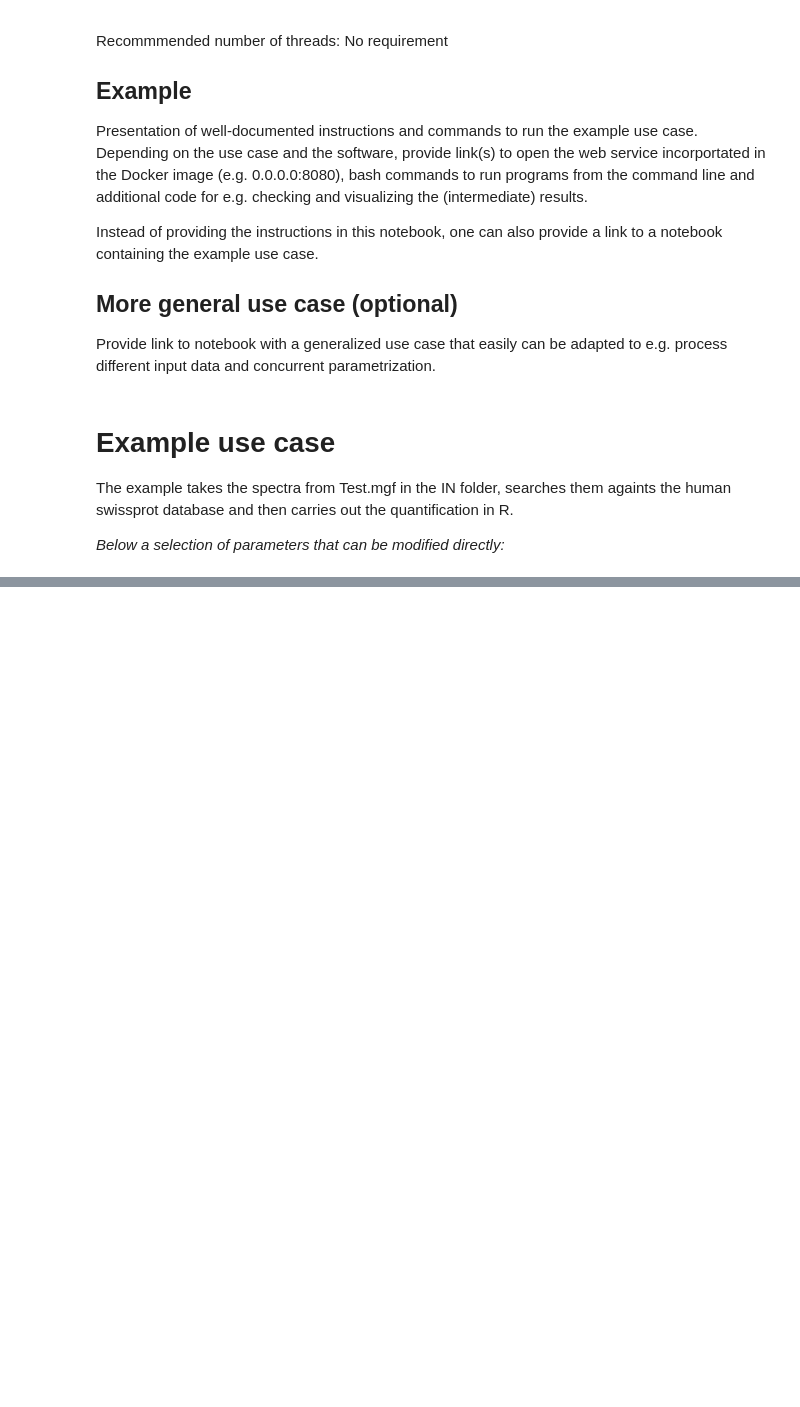
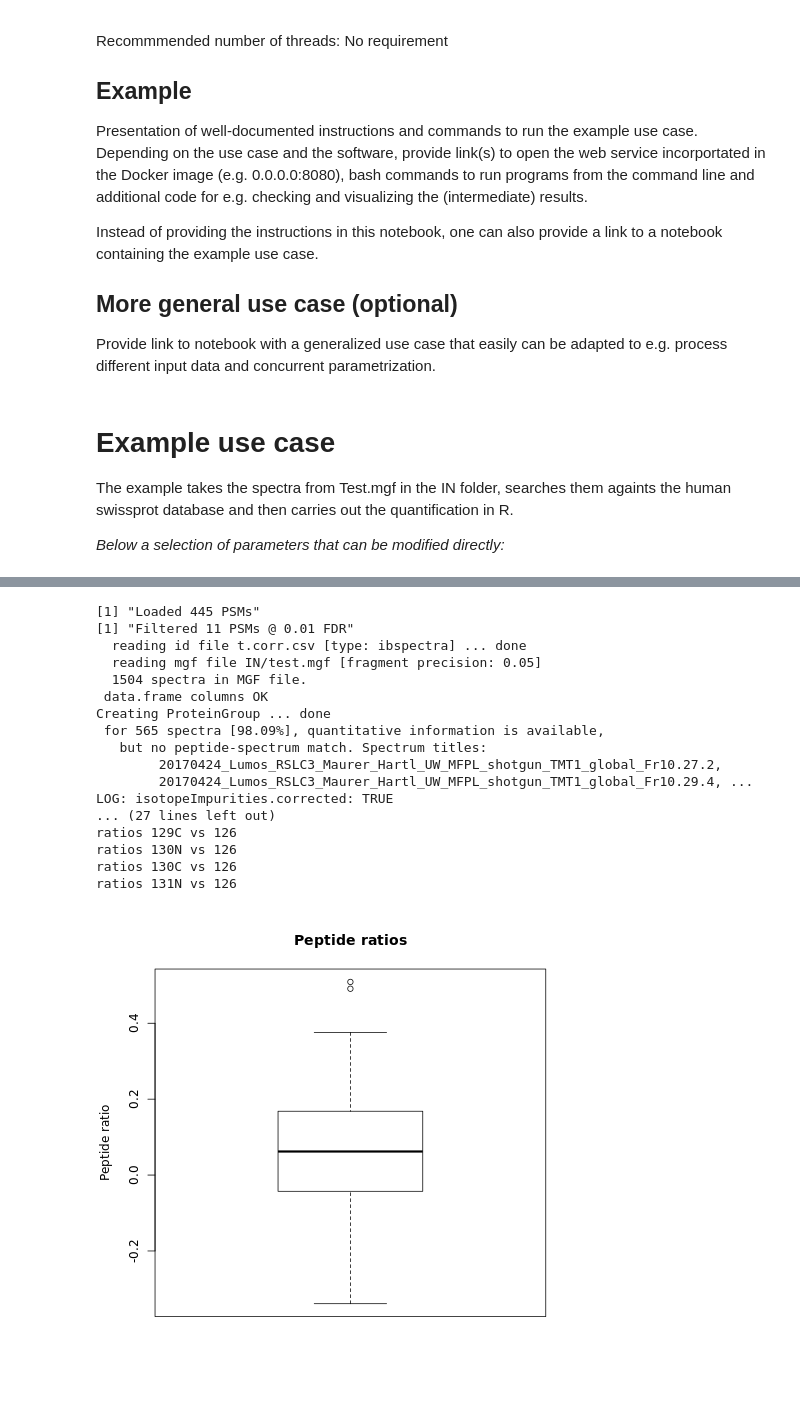
Before and after one commit to ProtProtocols/IsoProt, a Jupyter notebook: Example.ipynb, the cells around one changed output, grey strips where cells are left out. Drawn from its saved outputs; the diff is of its cells as text; code cells hidden in the pictures; blank space fills up the shorter version.

Commit message:
warnings from isobar now converted to normal output

```diff
--- a/Example.ipynb
+++ b/Example.ipynb
@@ -171,5 +246,8 @@ eu.isas.peptideshaker.cmd.ReportCLI -in "experiment.cpsx" -out_reports "./" -rep
 # %%
 %%R
+
+suppressPackageStartupMessages(library(isobar))
+sink(stdout(),type="message")
 
 # library causes the execution to fail if the library is missing
 library(isobar)
@@ -231,30 +309,49 @@ cols.to.save <- c("Protein.s.", "Sequence", "Spectrum.Title", "Variable.Modifica
 if (!all(cols.to.save %in% colnames(psms))) {
     stop("Error: Unexpected result format")
 }
 
 psms <- psms[, cols.to.save]
 colnames(psms) <- c("accession", "peptide", "spectrum", "var_mod", "pepscore", "dscore", "validation",
 "precursor.mz.error.ppm", "file")
 
 # TODO: add modif...
 psms$modif <- ""
 
 write.table(psms, file = "t.corr.csv", sep = "\t", row.names = F, quote = F)
 
 # ---- isobar workflow ----
 ib <- readIBSpectra(quant.method, "t.corr.csv", mgf.files, decode.titles = T)
 
 ib <- correctIsotopeImpurities(ib)
 ib <- normalize(ib)
 noise.model <- NoiseModel(ib)
 
 # Extract peptide and protein ratios
 protein.ratios <- proteinRatios(ib, noise.model, combn.method = "versus.channel", cl = class.labels)
 peptide.ratios <- peptideRatios(ib, noise.model, combn.method = "versus.channel", cl = class.labels)
 
 boxplot(peptide.ratios$lratio, main = "Peptide ratios", ylab = "Peptide ratio")
 boxplot(protein.ratios$lratio, main = "Protein ratios", ylab = "Protein reatios")
 
 # save the ratios for later use
 saveRDS(protein.ratios, file = "OUT/protein.ratios.rds")
 saveRDS(peptide.ratios, file = "OUT/peptide.ratios.rds")
+# %% [output]
+[1] "Loaded 445 PSMs"
+[1] "Filtered 11 PSMs @ 0.01 FDR"
+  reading id file t.corr.csv [type: ibspectra] ... done
+  reading mgf file IN/test.mgf [fragment precision: 0.05]
+  1504 spectra in MGF file.
+ data.frame columns OK
+Creating ProteinGroup ... done
+ for 565 spectra [98.09%], quantitative information is available,
+   but no peptide-spectrum match. Spectrum titles:
+        20170424_Lumos_RSLC3_Maurer_Hartl_UW_MFPL_shotgun_TMT1_global_Fr10.27.2,
+        20170424_Lumos_RSLC3_Maurer_Hartl_UW_MFPL_shotgun_TMT1_global_Fr10.29.4, ...
+LOG: isotopeImpurities.corrected: TRUE
+... (27 lines left out)
+ratios 129C vs 126
+ratios 130N vs 126
+ratios 130C vs 126
+ratios 131N vs 126
+[figure, added]
```
Also changed, not shown: parts of 5 cells of this notebook, 4 other files.
